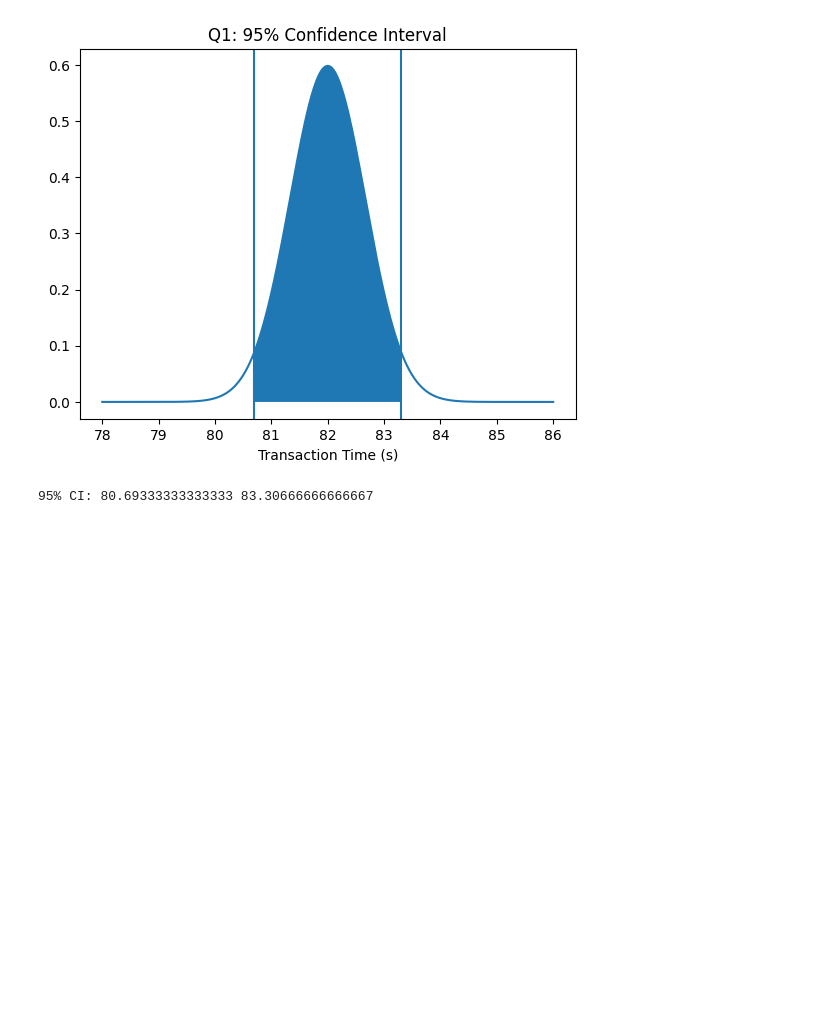
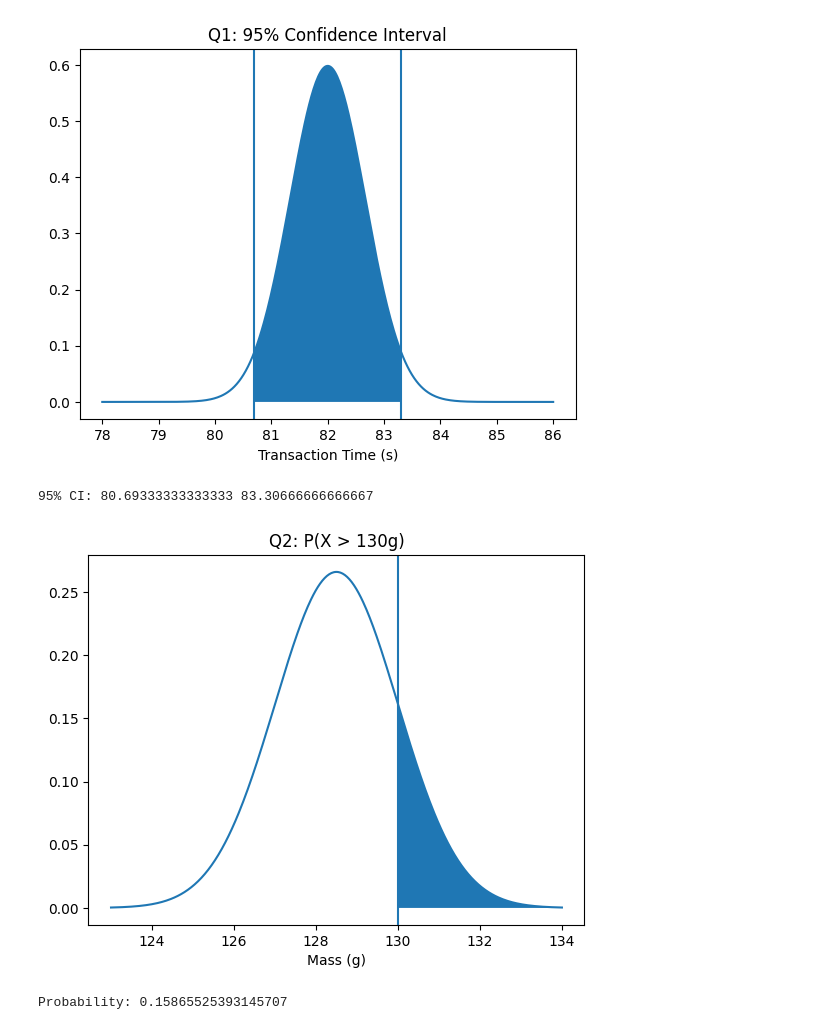
Before and after one commit to Storm00212/Data-manipulation-using-python, a Jupyter notebook: CAT_2_STATISTICS_QUESTIONS.ipynb, the cells around one changed output. Cells and saved outputs as stored; diff of their text form; code cells hidden in the pictures; blank space fills up the shorter version.

```diff
--- a/CAT_2_STATISTICS_QUESTIONS.ipynb
+++ b/CAT_2_STATISTICS_QUESTIONS.ipynb
@@ -30,3 +30,22 @@ print("95% CI:", lower, upper)
 # %% [output]
 [figure]
 95% CI: 80.69333333333333 83.30666666666667
+# %%
+#Q2
+mu = 128.5
+sigma = 1.5
+
+x = np.linspace(123, 134, 400)
+y = norm.pdf(x, mu, sigma)
+
+plt.plot(x, y)
+plt.fill_between(x, y, where=(x >= 130))
+plt.axvline(130)
+plt.title("Q2: P(X > 130g)")
+plt.xlabel("Mass (g)")
+plt.show()
+
+print("Probability:", 1 - norm.cdf(130, mu, sigma))
+# %% [output]
+[figure, added]
+Probability: 0.15865525393145707
```
Also changed, not shown: parts of 1 cell of this notebook.
